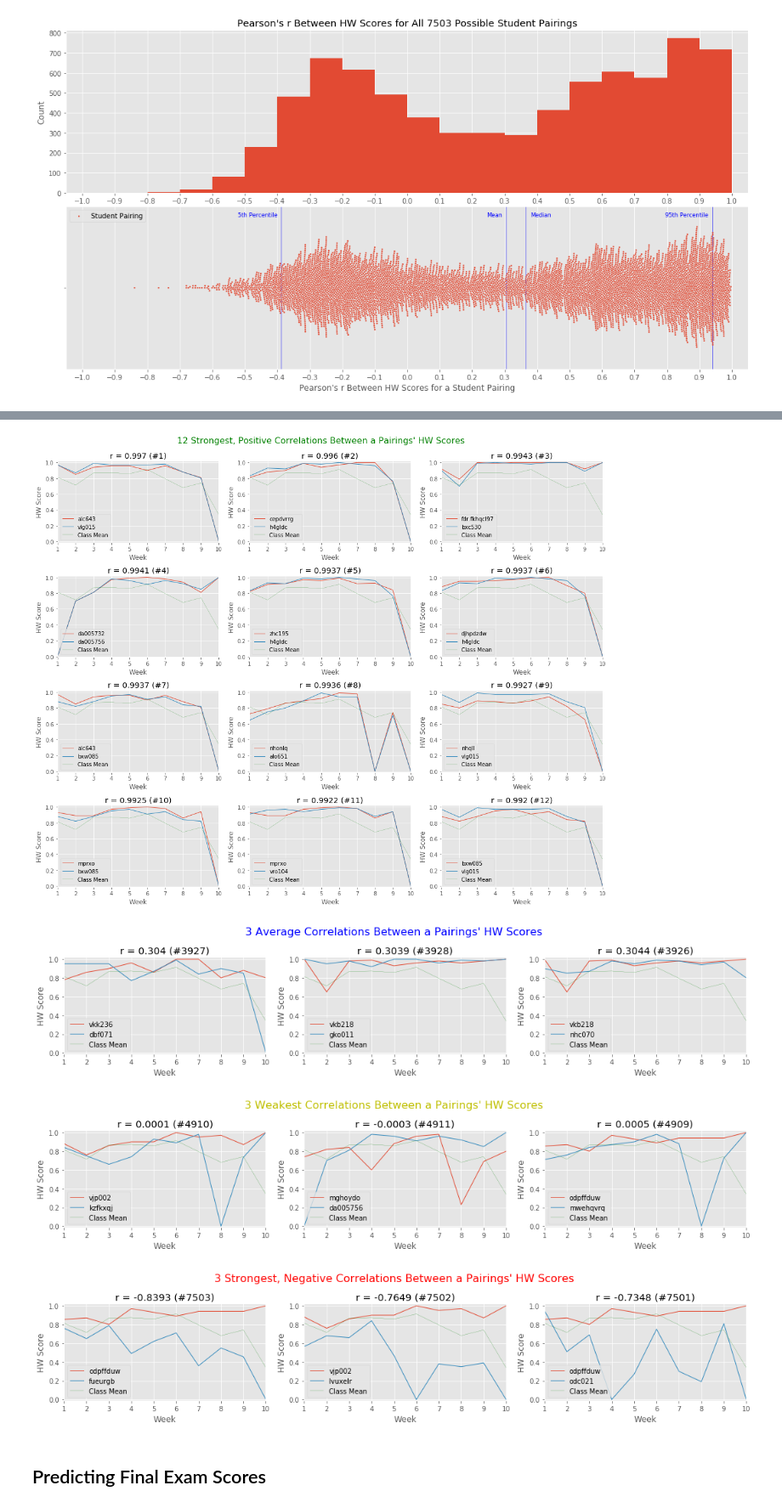
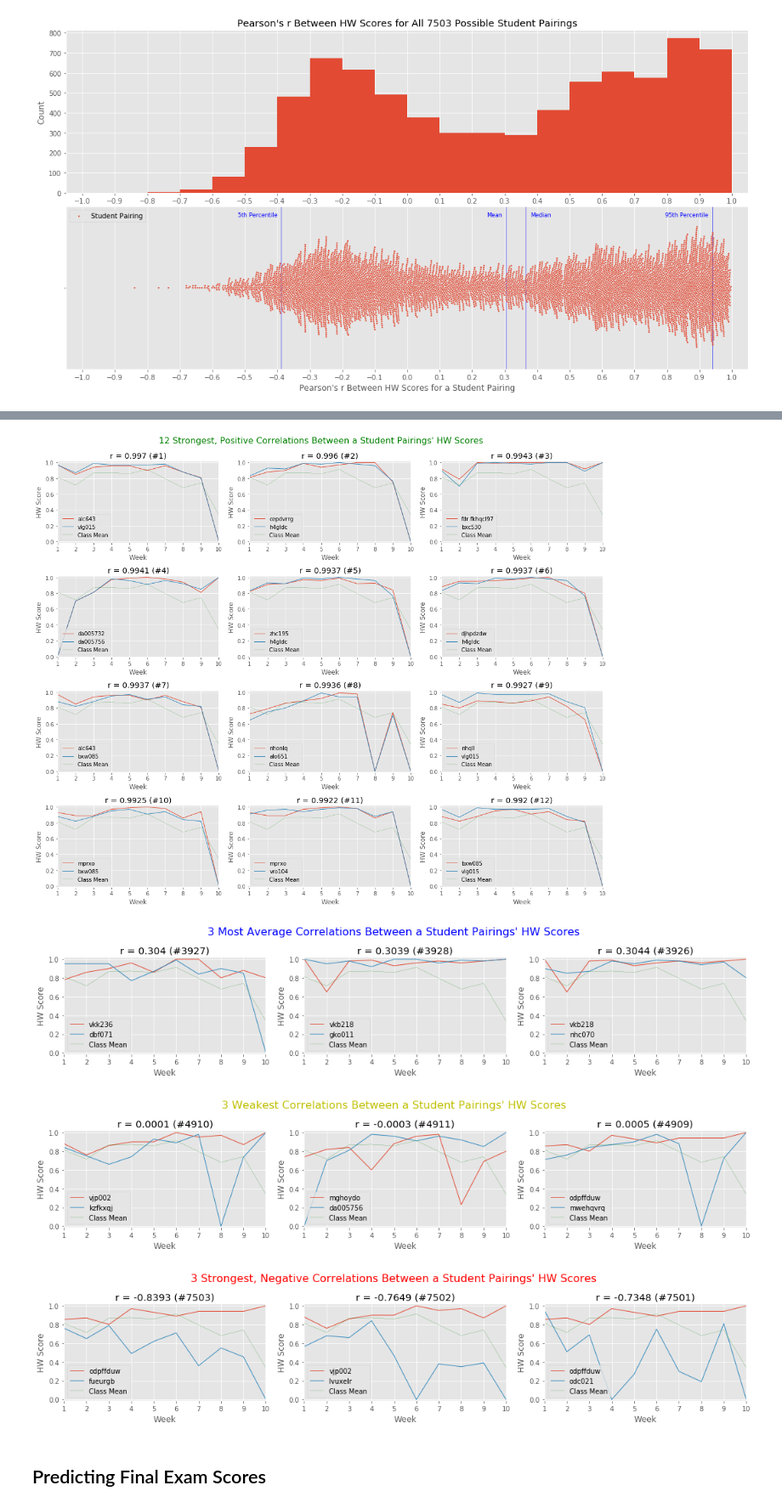
Before and after one commit to dleestat/grades, a Jupyter notebook: Grades.ipynb, the cells around one changed output, grey strips where cells are left out. Shown at 85% size. Cells and saved outputs as stored; diff of their text form; code cells hidden in the pictures.

```diff
--- a/Grades.ipynb
+++ b/Grades.ipynb
@@ -287,8 +287,8 @@ for assignment, color, mean in ('HW','b',hw_mean), ('Lab','r',lab_mean):
     plt.figure(figsize=(20,5))
 
     # Student scores
-    for i in range(n):
-        plt.plot(weeks, df.iloc[i][assignment], color, lw=.05)
+    for student in df[assignment]:
+        plt.plot(weeks, student, color, lw=.05)
 
     # Averages (and associated labels)
     plt.plot(weeks, mean, 'g')
@@ -405,0 +442,24 @@ We can see two clusters of r's: one with weak, negative correlations and the oth
+# %%
+%%time
+r_pos  = df_r[:12], 'Strongest, Positive', 'g', 1.02
+r_avg  = df_r.assign(ab=abs(r-np.mean(r))).sort_values('ab').drop('ab',axis=1)[:3], 'Most Average', 'b', 1.08
+r_weak = df_r.assign(ab=abs(r)).sort_values('ab').drop('ab',axis=1)[:3], 'Weakest', 'y', 1.08
+r_neg  = df_r[::-1][:3], 'Strongest, Negative', 'r', 1.08
+
+for group, title, color, y in r_pos, r_avg, r_weak, r_neg:
+    ngroup = group.shape[0]
+    plt.figure(figsize=(15,ngroup))
+    plt.suptitle("{} {} Correlations Between a Student Pairings' HW Scores".format(ngroup, title), color=color, size=16, y=y)
+    for i, row in enumerate(group.itertuples()):
+        plt.subplot(ngroup/3,3,i+1)
+        plt.plot(weeks, row.HWs[0], lw=1, label=row.Pairing[0])
+        plt.plot(weeks, row.HWs[1], lw=1, label=row.Pairing[1])
+        plt.plot(weeks, hw_mean, 'g', lw=.2, label='Class Mean')
+
+        plt.title('r = {} (#{})'.format(round(row.r,4), row.Index))
+        plt.xlabel('Week')
+        plt.ylabel('HW Score')
+        plt.axis([1,10,-.01,1.02])
+        plt.xticks(weeks)
+        plt.legend(loc='lower left')
+    plt.tight_layout()
@@ -406,13 +473,14 @@ We can see two clusters of r's: one with weak, negative correlations and the oth
 # %%
+%%time
 r_pos  = df_r[:12], 'Strongest, Positive', 'g', 1.02
-r_avg  = df_r.assign(ab=abs(r-np.mean(r))).sort_values('ab').drop('ab',axis=1)[:3], 'Average', 'b', 1.08
+r_avg  = df_r.assign(ab=abs(r-np.mean(r))).sort_values('ab').drop('ab',axis=1)[:3], 'Most Average', 'b', 1.08
 r_weak = df_r.assign(ab=abs(r)).sort_values('ab').drop('ab',axis=1)[:3], 'Weakest', 'y', 1.08
 r_neg  = df_r[::-1][:3], 'Strongest, Negative', 'r', 1.08
 
 for group, title, color, y in r_pos, r_avg, r_weak, r_neg:
     ngroup = group.shape[0]
     plt.figure(figsize=(15,ngroup))
-    plt.suptitle("{} {} Correlations Between a Pairings' HW Scores".format(ngroup, title), color=color, size=16, y=y)
+    plt.suptitle("{} {} Correlations Between a Student Pairings' HW Scores".format(ngroup, title), color=color, size=16, y=y)
     for i in range(ngroup):
         pair = group.iloc[i]
         plt.subplot(ngroup/3,3,i+1)
@@ -431,7 +501,7 @@ for group, title, color, y in r_pos, r_avg, r_weak, r_neg:
-[figure, old version]
+[figure, new version]
-[figure, old version]
+[figure, new version]
-[figure, old version]
+[figure, new version]
-[figure, old version]
+[figure, new version]
 # %% [markdown]
 ## Predicting Final Exam Scores
 # %% [markdown]
```
Also changed, not shown: parts of 12 cells of this notebook.
